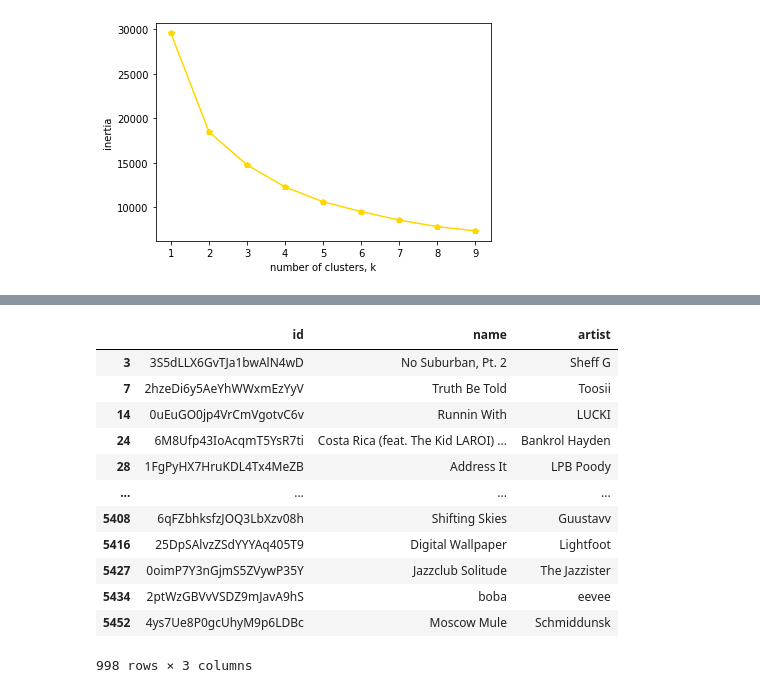
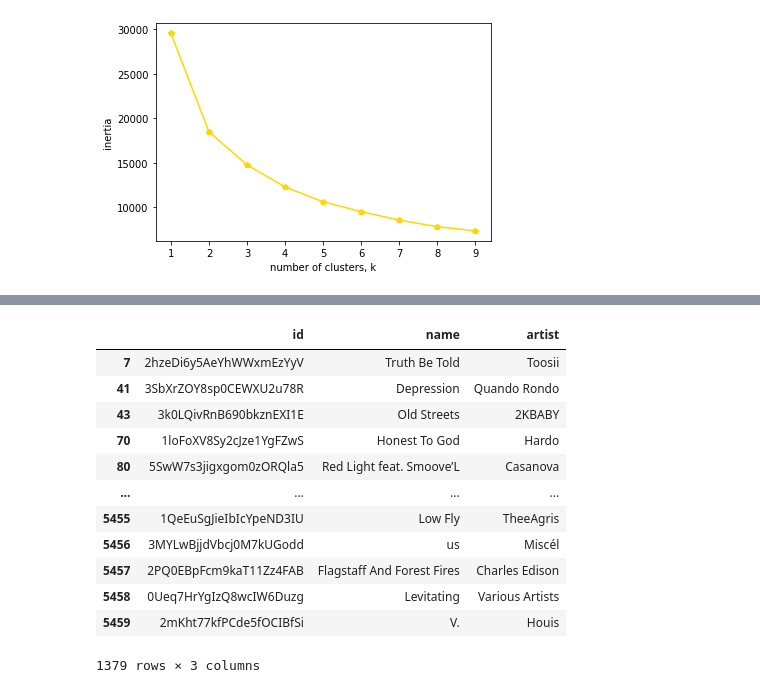
Before and after one commit to gonemad97/Spotify-Song-Recommender, a Jupyter notebook: CS6220 Spotify Project.ipynb, the cells around one changed output, grey strips where cells are left out. Cells and saved outputs as stored; diff of their text form; code cells hidden in the pictures.

```diff
--- a/CS6220 Spotify Project.ipynb
+++ b/CS6220 Spotify Project.ipynb
@@ -409,7 +405,7 @@ plt.show()
 # %% [output]
 [figure]
 # %%
-model = KMeans(n_clusters=5)
+model = KMeans(n_clusters=2)
 model.fit(PCA_components.iloc[:,:2])
 
 labels = model.predict(PCA_components.iloc[:,:2])
@@ -422,7 +418,9 @@ plt.show()
 segm_kmeans = pd.concat([data_reordered.reset_index(drop=True)],axis=1)
 #segm_kmeans.columns.values[-11:] = ["Component 1","Component 2","Component 3","Component 4","Component 5","Component 6","Component 7","Component 8","Component 9","Component 10","Component 11"]
 segm_kmeans["Segment KMeans PCA"] = model.labels_
-segm_kmeans["Segment"] = segm_kmeans["Segment KMeans PCA"].map({0:"Cluster 1",1:"Cluster 2",2:"Cluster 3",3:"Cluster 4",4:"Cluster 5"})
+# segm_kmeans["Segment"] = segm_kmeans["Segment KMeans PCA"].map({0:"Cluster 1",1:"Cluster 2",2:"Cluster 3",3:"Cluster 4",4:"Cluster 5"})
+segm_kmeans["Segment"] = segm_kmeans["Segment KMeans PCA"].map({0:"Cluster 1",1:"Cluster 2"})
+
 segm_kmeans.head()
 # %% [output]
 |  | id | name | artist | energy | danceability | acousticness | instrumentalness | mode | liveness | ... |
@@ -458,17 +456,17 @@ array([4], dtype=int32)
 # %%
-x = segm_kmeans[segm_kmeans["Segment KMeans PCA"] == 4]
+x = segm_kmeans[segm_kmeans["Segment KMeans PCA"] == 1]
 x.iloc[:, : 3]
 # %% [output]
 |  | id | name | artist |
-| 3 | 3S5dLLX6GvTJa1bwAlN4wD | No Suburban, Pt. 2 | Sheff G |
 | 7 | 2hzeDi6y5AeYhWWxmEzYyV | Truth Be Told | Toosii |
-| 14 | 0uEuGO0jp4VrCmVgotvC6v | Runnin With | LUCKI |
-| 24 | 6M8Ufp43IoAcqmT5YsR7ti | Costa Rica (feat. The Kid LAROI) ... | Bankrol Hayden |
-| 28 | 1FgPyHX7HruKDL4Tx4MeZB | Address It | LPB Poody |
+| 41 | 3SbXrZOY8sp0CEWXU2u78R | Depression | Quando Rondo |
+| 43 | 3k0LQivRnB690bkznEXI1E | Old Streets | 2KBABY |
+| 70 | 1loFoXV8Sy2cJze1YgFZwS | Honest To God | Hardo |
+| 80 | 5SwW7s3jigxgom0zORQla5 | Red Light feat. Smoove’L | Casanova |
 | ... | ... | ... | ... |
-| 5408 | 6qFZbhksfzJOQ3LbXzv08h | Shifting Skies | Guustavv |
-| 5416 | 25DpSAlvzZSdYYYAq405T9 | Digital Wallpaper | Lightfoot |
-| 5427 | 0oimP7Y3nGjmS5ZVywP35Y | Jazzclub Solitude | The Jazzister |
-| 5434 | 2ptWzGBVvVSDZ9mJavA9hS | boba | eevee |
-| 5452 | 4ys7Ue8P0gcUhyM9p6LDBc | Moscow Mule | Schmiddunsk |
+| 5455 | 1QeEuSgJieIbIcYpeND3IU | Low Fly | TheeAgris |
+| 5456 | 3MYLwBjjdVbcj0M7kUGodd | us | Miscél |
+| 5457 | 2PQ0EBpFcm9kaT11Zz4FAB | Flagstaff And Forest Fires | Charles Edison |
+| 5458 | 0Ueq7HrYgIzQ8wcIW6Duzg | Levitating | Various Artists |
+| 5459 | 2mKht77kfPCde5fOCIBfSi | V. | Houis |
-998 rows × 3 columns
+1379 rows × 3 columns
```
Also changed, not shown: parts of 5 cells of this notebook, 8 other files.
